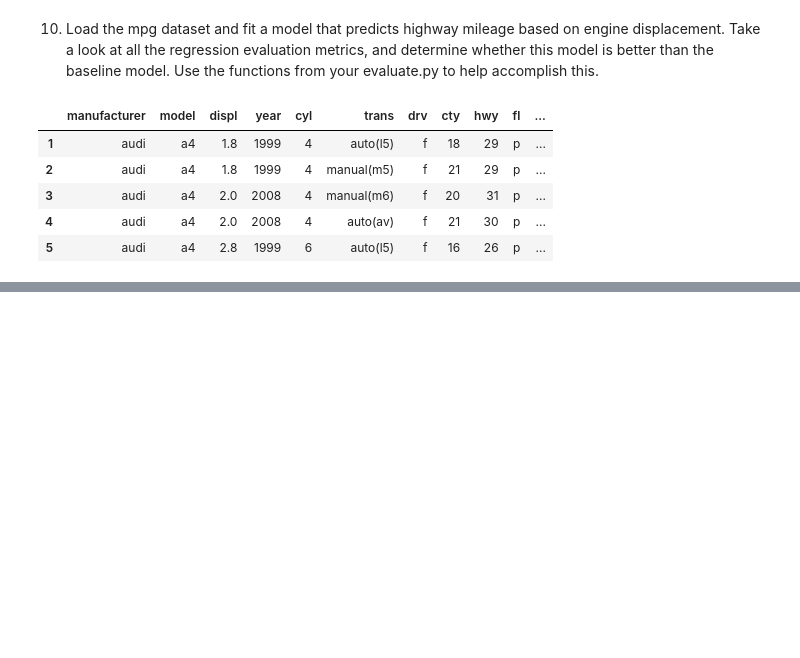
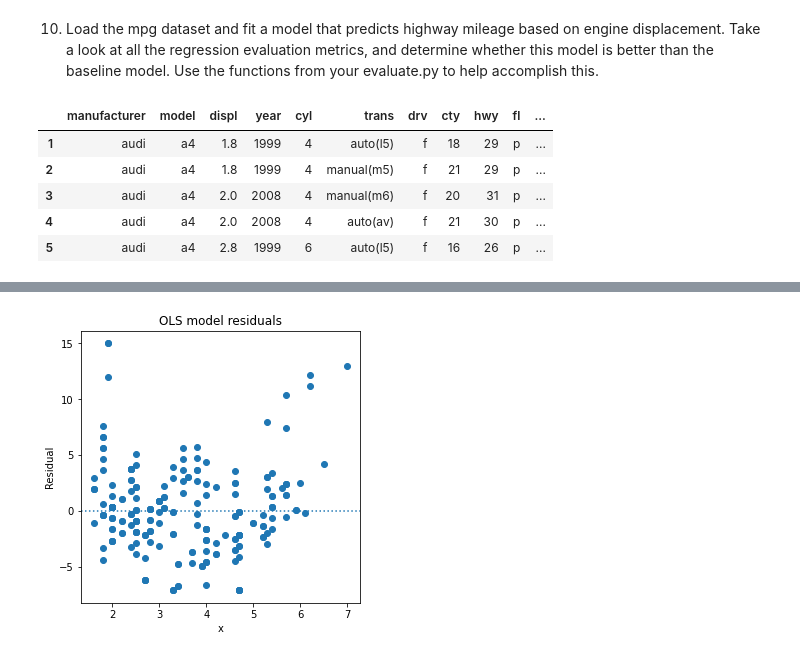
Before and after one commit to veronica-f-reyes/regression_exercises, a Jupyter notebook: evaluate.ipynb, the cells around one changed output, grey strips where cells are left out. Cells and saved outputs as stored; diff of their text form; code cells hidden in the pictures; blank space fills up the shorter version.

Commit message:
Working on Evaluate Exercises

```diff
--- a/evaluate.ipynb
+++ b/evaluate.ipynb
@@ -232,3 +232,16 @@ mpg.head()
 | 3 | audi | a4 | 2.0 | 2008 | 4 | manual(m6) | f | 20 | 31 | p | ... |
 | 4 | audi | a4 | 2.0 | 2008 | 4 | auto(av) | f | 21 | 30 | p | ... |
 | 5 | audi | a4 | 2.8 | 1999 | 6 | auto(l5) | f | 16 | 26 | p | ... |
+# %%
+X = mpg['displ']
+y = mpg['hwy']
+
+mpg['yhat_baseline'] = mpg['hwy'].mean()
+# %%
+from sklearn.linear_model import LinearRegression
+
+# generate parameters, i.e. create model
+ols_model = LinearRegression().fit(mpg[['displ']], mpg[['hwy']])
+
+# compute predictions and add to original dataframe
+mpg['yhat'] = ols_model.predict(mpg[['displ']])
@@ -234,0 +259,4 @@ mpg.head()
+# %%
+evaluate.plot_residuals(X, y, mpg['yhat'])
+# %% [output]
+[figure, added]
```
Also changed, not shown: parts of 5 cells of this notebook, 1 other file.
